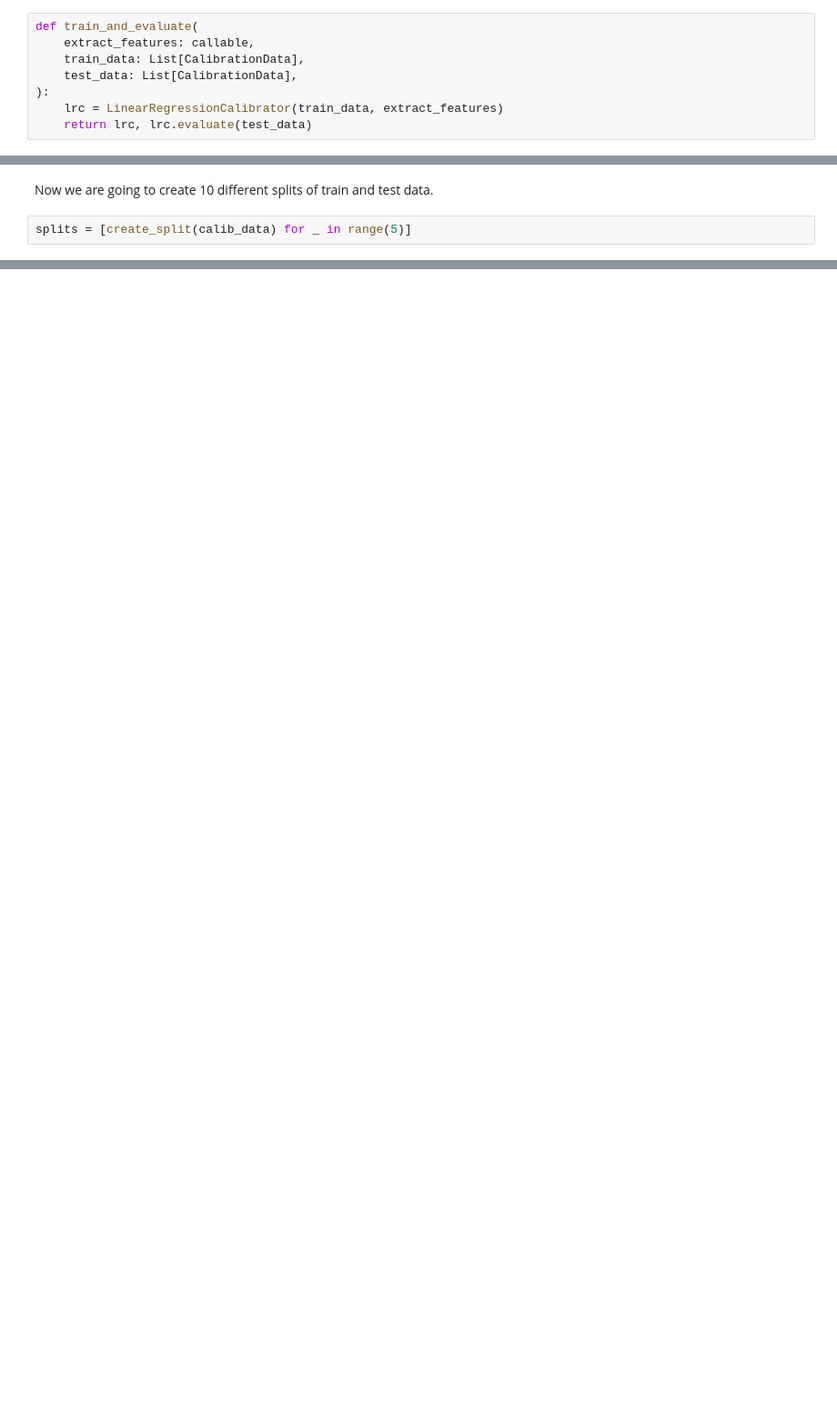
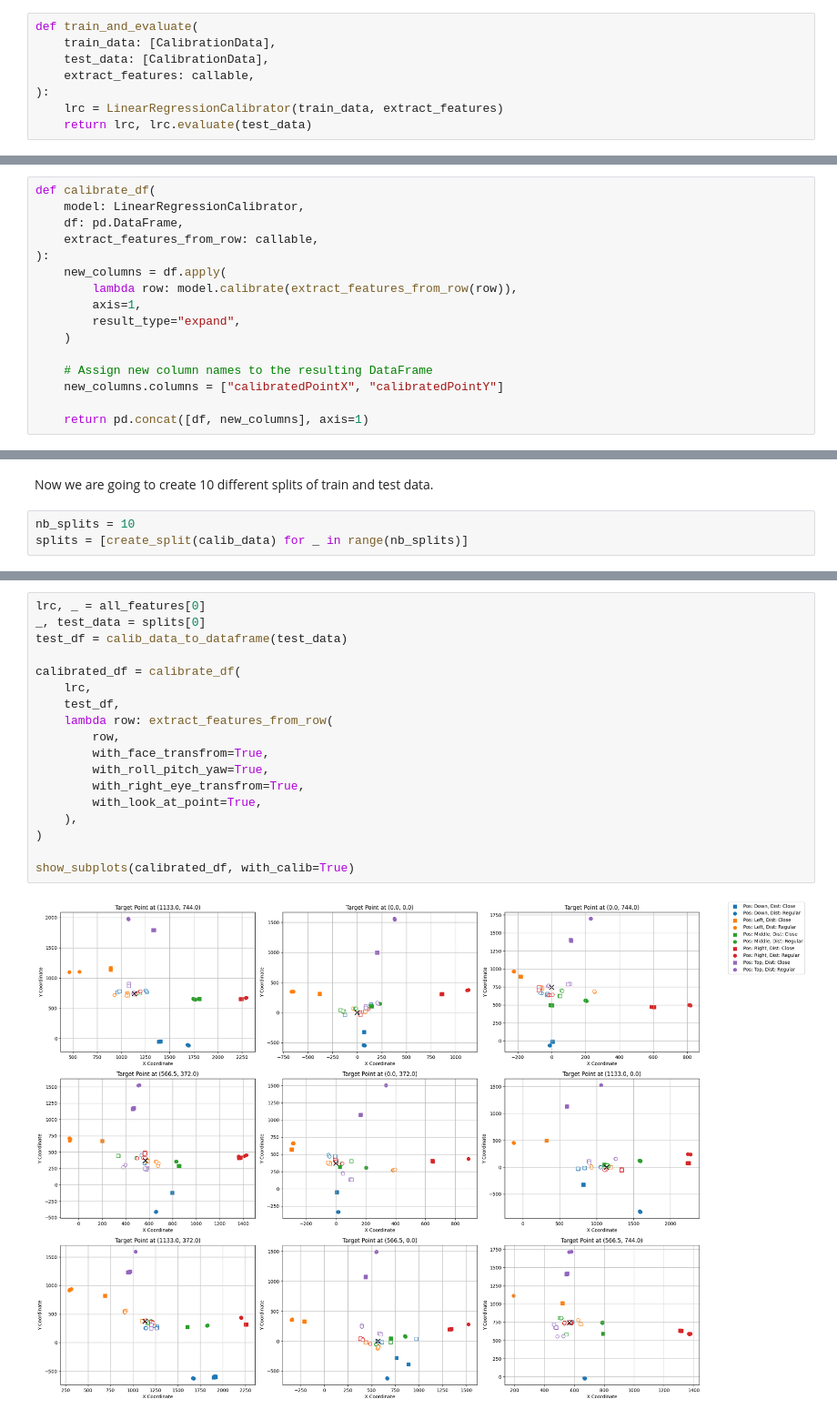
Before and after one commit to VictorSchneuwly/eyetracker, a Jupyter notebook: Notebooks/multiple_run.ipynb, the cells around one changed output, grey strips where cells are left out. Shown: that part at 91% size. Saved outputs shown, nothing was run; the diff lists cells and outputs as text; blank space fills up the shorter version.

```diff
--- a/Notebooks/multiple_run.ipynb
+++ b/Notebooks/multiple_run.ipynb
@@ -62,8 +85,8 @@ def create_split(calib_data, min_count=3, test_size=0.3):
 # %%
 def train_and_evaluate(
+    train_data: [CalibrationData],
+    test_data: [CalibrationData],
     extract_features: callable,
-    train_data: List[CalibrationData],
-    test_data: List[CalibrationData],
 ):
     lrc = LinearRegressionCalibrator(train_data, extract_features)
     return lrc, lrc.evaluate(test_data)
@@ -70,3 +113,19 @@ def train_and_evaluate(
+# %%
+def calibrate_df(
+    model: LinearRegressionCalibrator,
+    df: pd.DataFrame,
+    extract_features_from_row: callable,
+):
+    new_columns = df.apply(
+        lambda row: model.calibrate(extract_features_from_row(row)),
+        axis=1,
+        result_type="expand",
+    )
+
+    # Assign new column names to the resulting DataFrame
+    new_columns.columns = ["calibratedPointX", "calibratedPointY"]
+
+    return pd.concat([df, new_columns], axis=1)
 # %% [markdown]
 ## Setup
 # %%
@@ -120,4 +203,5 @@ show_subplots(grouped_data)
 # %% [markdown]
 Now we are going to create 10 different splits of train and test data.
 # %%
-splits = [create_split(calib_data) for _ in range(5)]
+nb_splits = 10
+splits = [create_split(calib_data) for _ in range(nb_splits)]
@@ -123,0 +314,20 @@ splits = [create_split(calib_data) for _ in range(5)]
+# %%
+lrc, _ = all_features[0]
+_, test_data = splits[0]
+test_df = calib_data_to_dataframe(test_data)
+
+calibrated_df = calibrate_df(
+    lrc,
+    test_df,
+    lambda row: extract_features_from_row(
+        row,
+        with_face_transfrom=True,
+        with_roll_pitch_yaw=True,
+        with_right_eye_transfrom=True,
+        with_look_at_point=True,
+    ),
+)
+
+show_subplots(calibrated_df, with_calib=True)
+# %% [output]
+[figure, added]
```
Also changed, not shown: parts of 15 cells of this notebook.
